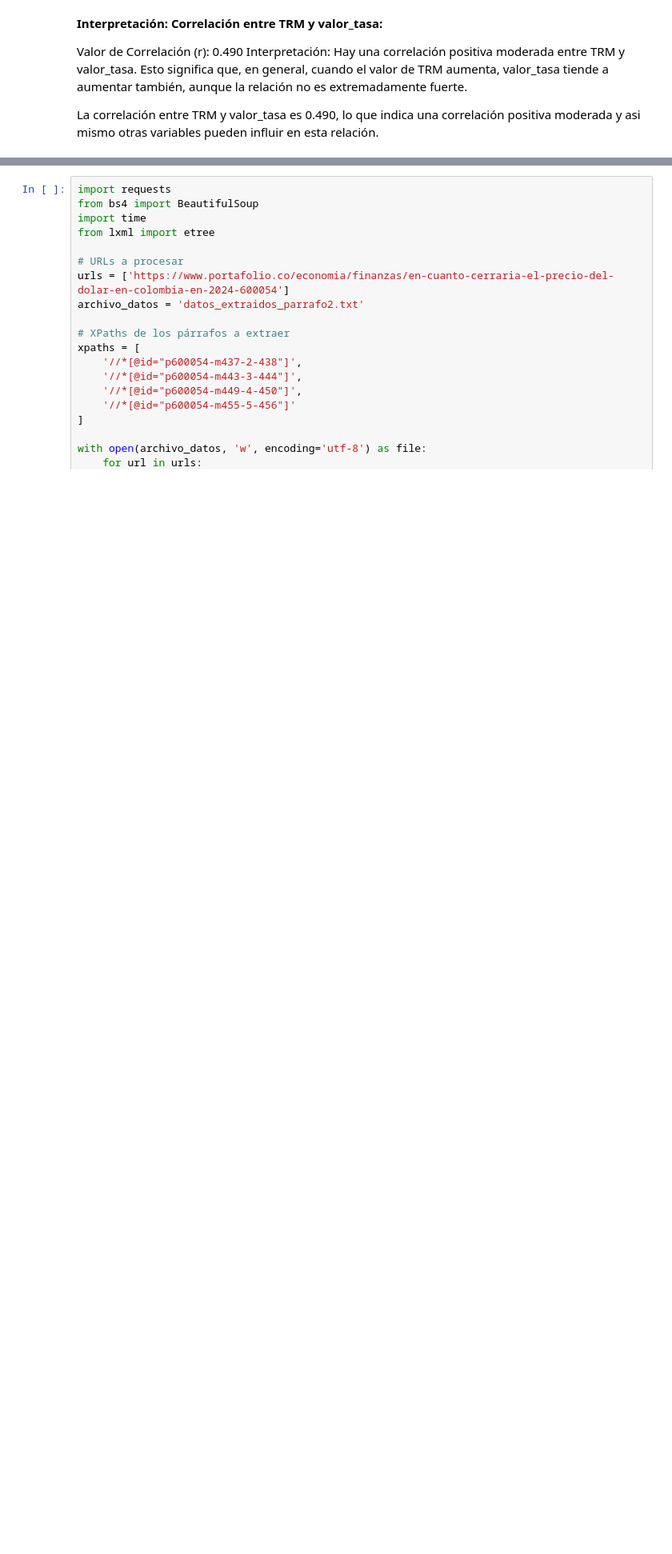
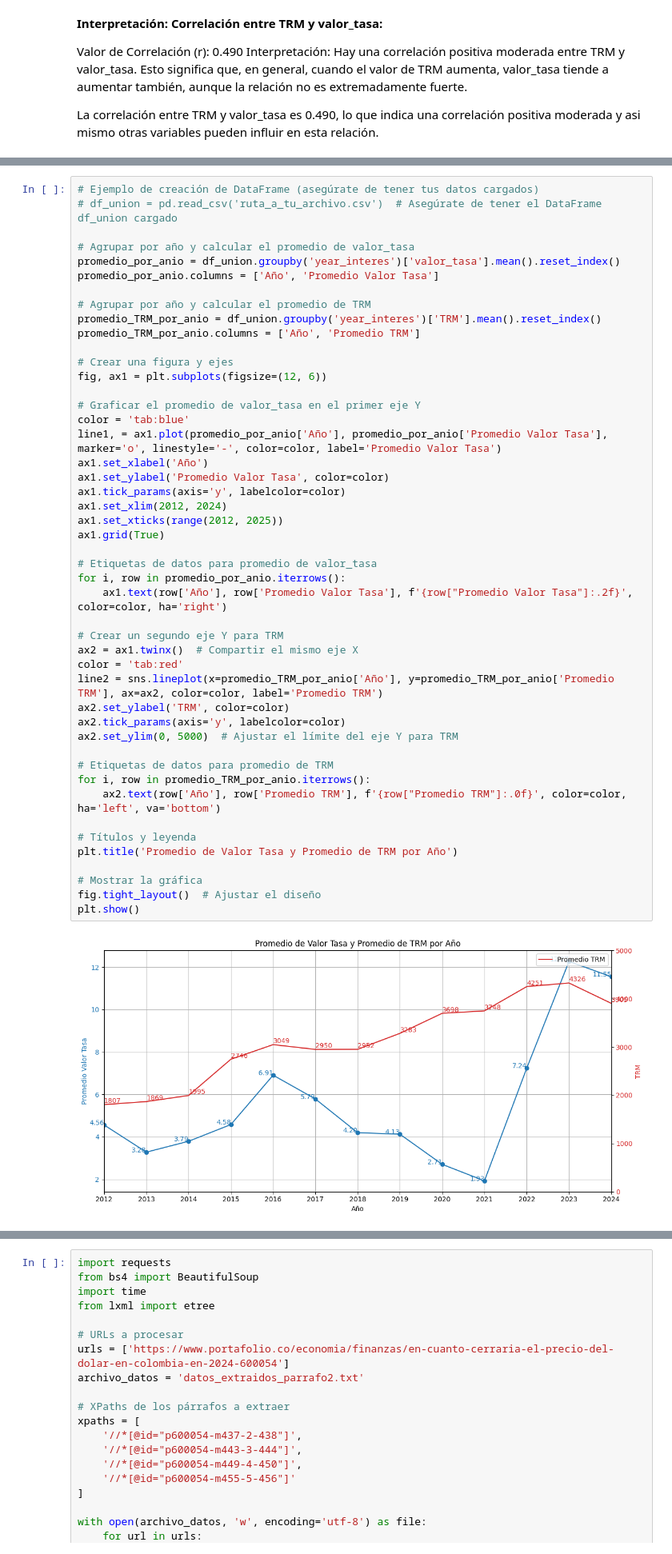
Before and after one commit to juanvalencia13/TalenTech, a Jupyter notebook: Proyecto_Talentech.ipynb, the cells around one changed output, grey strips where cells are left out. Shown at 80% size. Drawn from its saved outputs; the diff is of its cells as text; blank space fills up the shorter version.

```diff
--- a/Proyecto_Talentech.ipynb
+++ b/Proyecto_Talentech.ipynb
@@ -503,0 +477,49 @@ plt.show()
+# %%
+# Ejemplo de creación de DataFrame (asegúrate de tener tus datos cargados)
+# df_union = pd.read_csv('ruta_a_tu_archivo.csv')  # Asegúrate de tener el DataFrame df_union cargado
+
+# Agrupar por año y calcular el promedio de valor_tasa
+promedio_por_anio = df_union.groupby('year_interes')['valor_tasa'].mean().reset_index()
+promedio_por_anio.columns = ['Año', 'Promedio Valor Tasa']
+
+# Agrupar por año y calcular el promedio de TRM
+promedio_TRM_por_anio = df_union.groupby('year_interes')['TRM'].mean().reset_index()
+promedio_TRM_por_anio.columns = ['Año', 'Promedio TRM']
+
+# Crear una figura y ejes
+fig, ax1 = plt.subplots(figsize=(12, 6))
+
+# Graficar el promedio de valor_tasa en el primer eje Y
+color = 'tab:blue'
+line1, = ax1.plot(promedio_por_anio['Año'], promedio_por_anio['Promedio Valor Tasa'], marker='o', linestyle='-', color=color, label='Promedio Valor Tasa')
+ax1.set_xlabel('Año')
+ax1.set_ylabel('Promedio Valor Tasa', color=color)
+ax1.tick_params(axis='y', labelcolor=color)
+ax1.set_xlim(2012, 2024)
+ax1.set_xticks(range(2012, 2025))
+ax1.grid(True)
+
+# Etiquetas de datos para promedio de valor_tasa
+for i, row in promedio_por_anio.iterrows():
+    ax1.text(row['Año'], row['Promedio Valor Tasa'], f'{row["Promedio Valor Tasa"]:.2f}', color=color, ha='right')
+
+# Crear un segundo eje Y para TRM
+ax2 = ax1.twinx()  # Compartir el mismo eje X
+color = 'tab:red'
+line2 = sns.lineplot(x=promedio_TRM_por_anio['Año'], y=promedio_TRM_por_anio['Promedio TRM'], ax=ax2, color=color, label='Promedio TRM')
+ax2.set_ylabel('TRM', color=color)
+ax2.tick_params(axis='y', labelcolor=color)
+ax2.set_ylim(0, 5000)  # Ajustar el límite del eje Y para TRM
+
+# Etiquetas de datos para promedio de TRM
+for i, row in promedio_TRM_por_anio.iterrows():
+    ax2.text(row['Año'], row['Promedio TRM'], f'{row["Promedio TRM"]:.0f}', color=color, ha='left', va='bottom')
+
+# Títulos y leyenda
+plt.title('Promedio de Valor Tasa y Promedio de TRM por Año')
+
+# Mostrar la gráfica
+fig.tight_layout()  # Ajustar el diseño
+plt.show()
+# %% [output]
+[figure, added]
```
Also changed, not shown: parts of 3 cells of this notebook.
